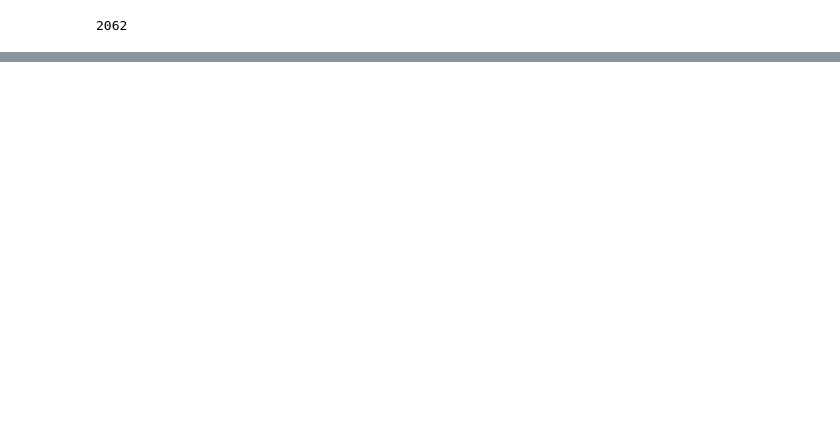
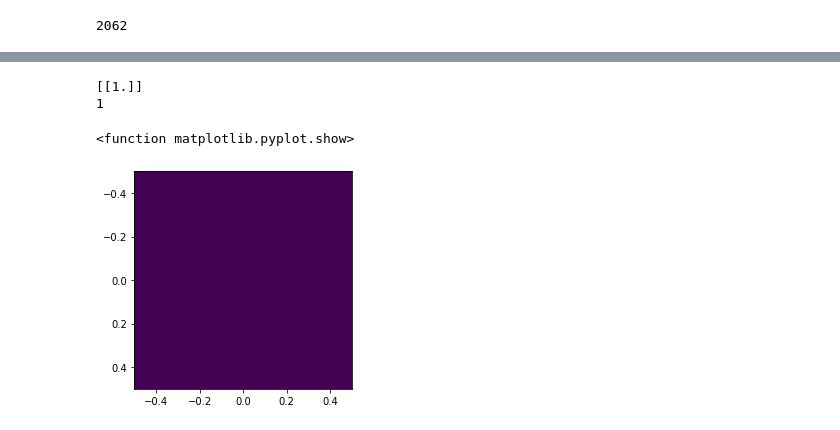
Before and after one commit to m7moud27/mahmoud-reda, a Jupyter notebook: num_finger.ipynb, the cells around one changed output, grey strips where cells are left out. Drawn from its saved outputs; the diff is of its cells as text; code cells hidden in the pictures; blank space fills up the shorter version.

```diff
--- a/num_finger.ipynb
+++ b/num_finger.ipynb
@@ -203,0 +210,21 @@ Epoch 10/10
+# %%
+filepath='/content/IMG_1119.JPG'
+def prepare(filepath):
+    IMG_SIZE = 50 # 50 in txt-based
+    img_array = cv2.imread(filepath, cv2.IMREAD_GRAYSCALE)
+    new_array = cv2.resize(img_array, (IMG_SIZE, IMG_SIZE))
+    return new_array.reshape(-1, IMG_SIZE, IMG_SIZE, 1)
+
+
+model = tf.keras.models.load_model('num_finger.model')
+
+prediction = model.predict([prepare(filepath)])
+print(prediction)  # will be a list in a list.
+print(CATEGORIES[int(prediction[0][0])])
+plt.imshow(prediction)
+plt.show
+# %% [output]
+[[1.]]
+1
+<function matplotlib.pyplot.show>
+[figure, added]
```
Also changed, not shown: parts of 6 cells of this notebook.
